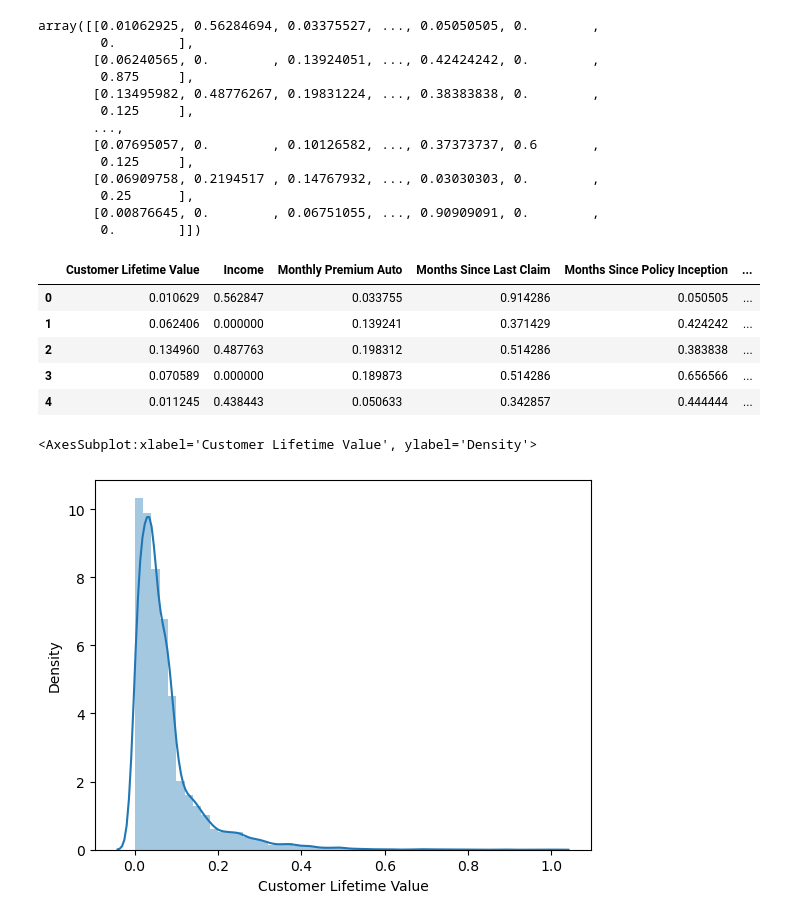
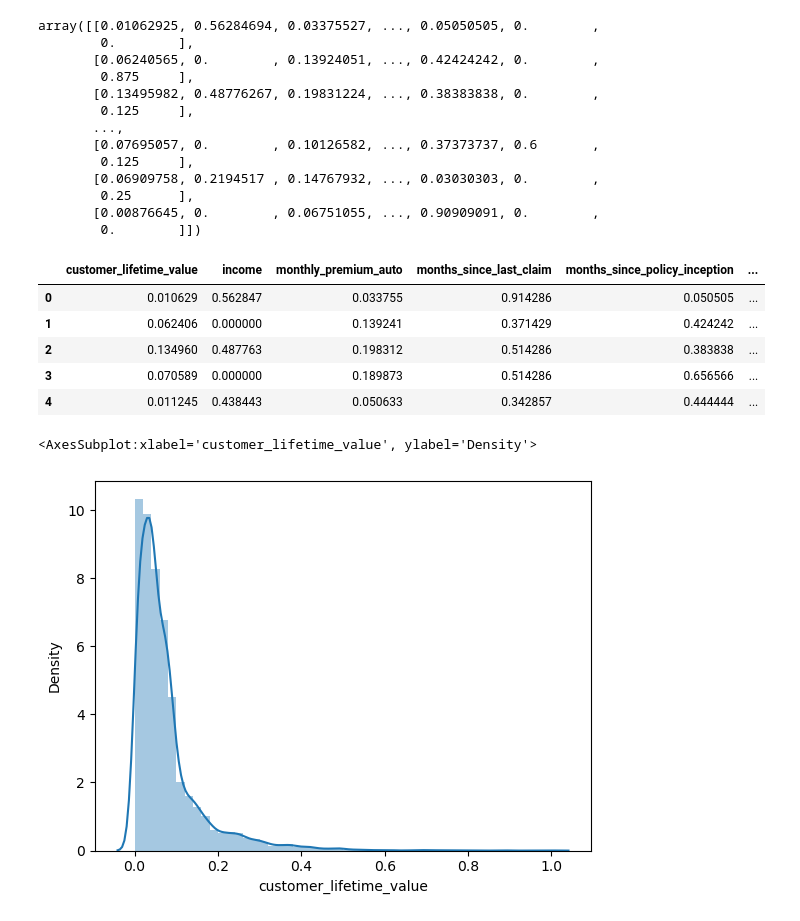
Before and after one commit to preeyasinghc/lab-customer-analysis-round-5, a Jupyter notebook: lab-customer-analysis-round-5.ipynb, the cells around one changed output. Saved outputs shown, nothing was run; the diff lists cells and outputs as text; code cells hidden in the pictures.

```diff
--- a/lab-customer-analysis-round-5.ipynb
+++ b/lab-customer-analysis-round-5.ipynb
@@ -31,6 +85,6 @@ Normalize (numerical).##
 # %%
 ##Splitting data##
-y = data['Total Claim Amount']
-X = data.drop(['Total Claim Amount'], axis=1)
+y = data['total_claim_amount']
+X = data.drop(['total_claim_amount'], axis=1)
 X.head()
 # %% [output]
@@ -85,15 +139,15 @@ array([[0.01062925, 0.56284694, 0.03375527, ..., 0.05050505, 0.        ,
 X_num_norm = pd.DataFrame(x_minmax,columns=X_num.columns)
 X_num_norm.head()
 # %% [output]
-|  | Customer Lifetime Value | Income | Monthly Premium Auto | Months Since Last Claim | Months Since Policy Inception | ... |
+|  | customer_lifetime_value | income | monthly_premium_auto | months_since_last_claim | months_since_policy_inception | ... |
 | 0 | 0.010629 | 0.562847 | 0.033755 | 0.914286 | 0.050505 | ... |
 | 1 | 0.062406 | 0.000000 | 0.139241 | 0.371429 | 0.424242 | ... |
 | 2 | 0.134960 | 0.487763 | 0.198312 | 0.514286 | 0.383838 | ... |
 | 3 | 0.070589 | 0.000000 | 0.189873 | 0.514286 | 0.656566 | ... |
 | 4 | 0.011245 | 0.438443 | 0.050633 | 0.342857 | 0.444444 | ... |
 # %%
-sns.distplot(X_num_norm['Customer Lifetime Value'])
+sns.distplot(X_num_norm['customer_lifetime_value'])
 # %% [output]
-<AxesSubplot:xlabel='Customer Lifetime Value', ylabel='Density'>
+<AxesSubplot:xlabel='customer_lifetime_value', ylabel='Density'>
-[figure, old version]
+[figure, new version]
 # %%
```
Also changed, not shown: parts of 15 cells of this notebook.
